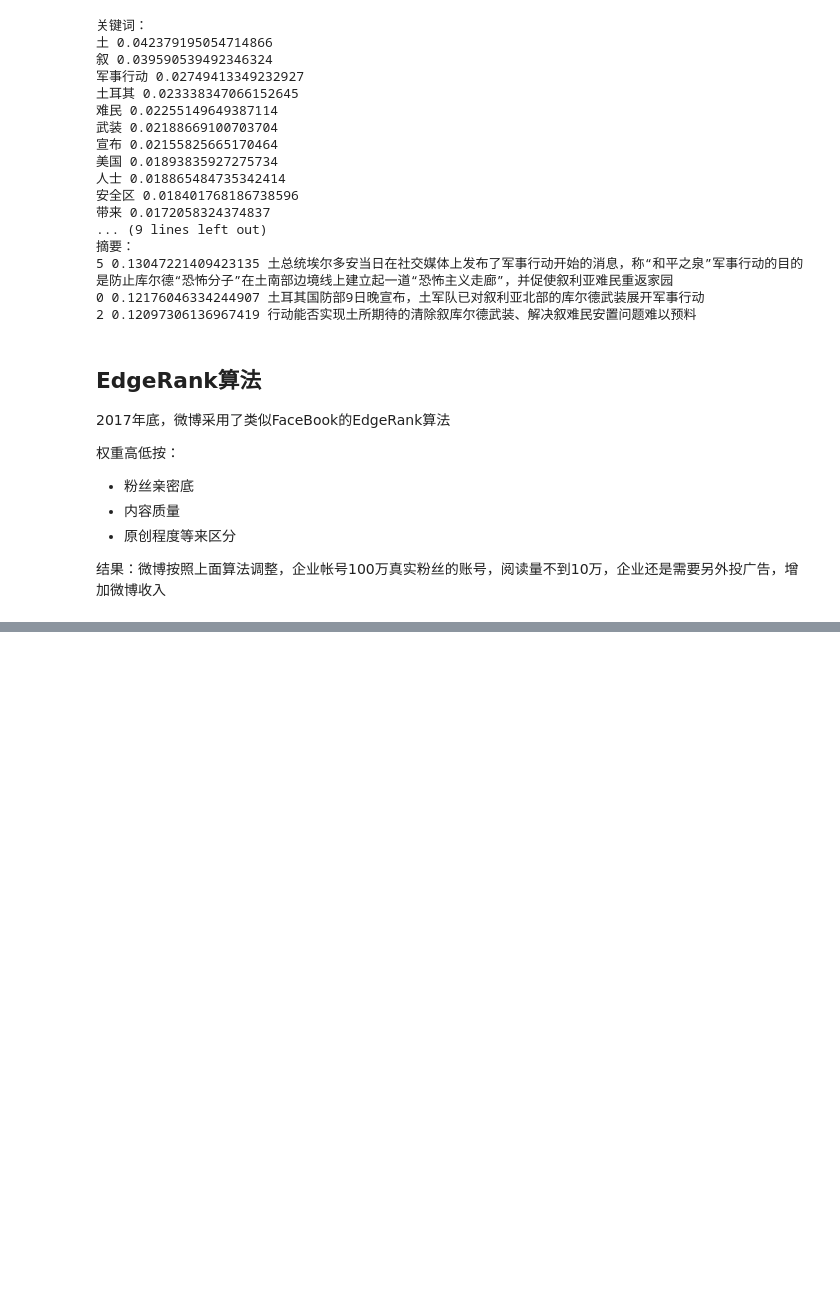
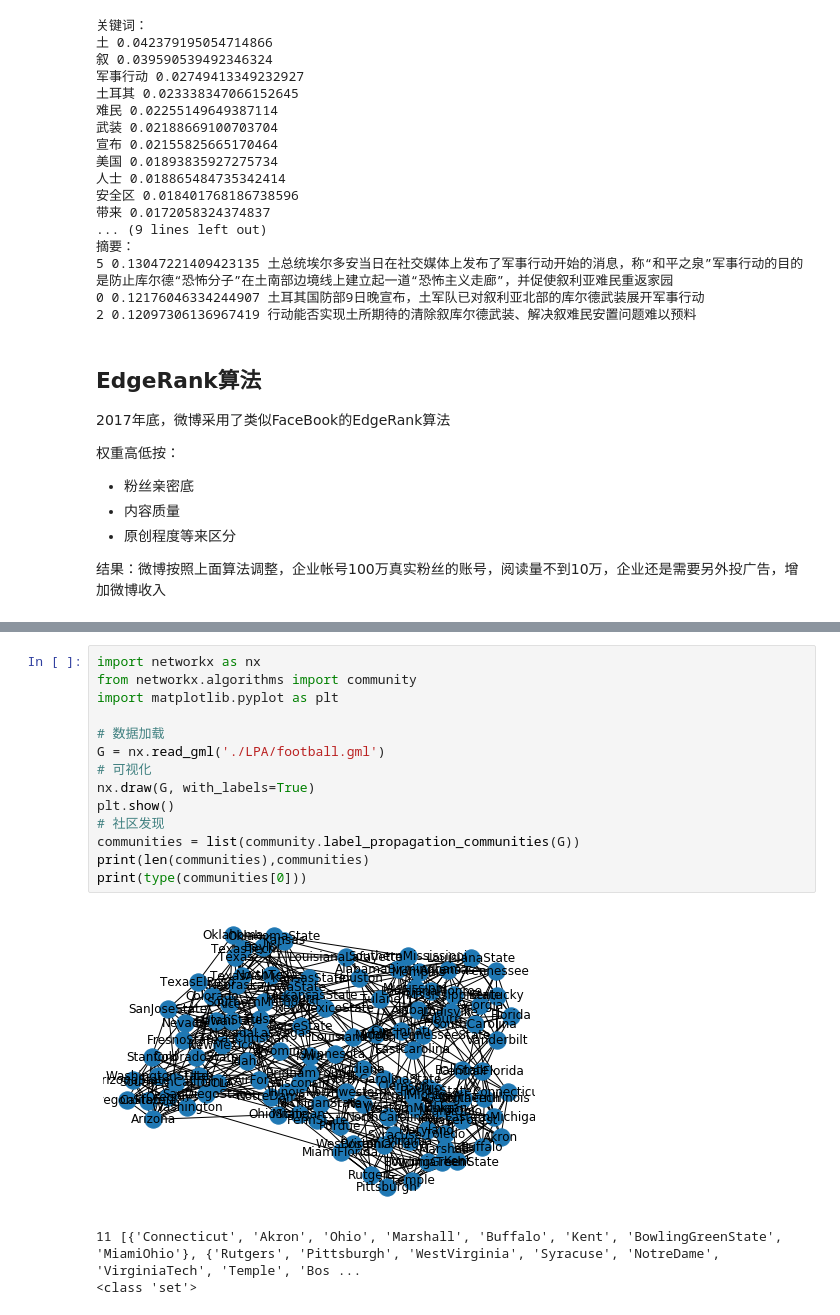
Before and after one commit to liaoyb/RS, a Jupyter notebook: Chapter 1/Quarter4 PageRank, 图论与推荐系统/PageRank, 图论与推荐系统.ipynb, the cells around one changed output, grey strips where cells are left out. Cells and saved outputs as stored; diff of their text form; blank space fills up the shorter version.

```diff
--- a/Chapter 1/Quarter4 PageRank, 图论与推荐系统/PageRank, 图论与推荐系统.ipynb
+++ b/Chapter 1/Quarter4 PageRank, 图论与推荐系统/PageRank, 图论与推荐系统.ipynb
@@ -555,0 +656,18 @@ for item in tr4s.get_key_sentences(num=3):
+# %%
+import networkx as nx
+from networkx.algorithms import community
+import matplotlib.pyplot as plt
+
+# 数据加载
+G = nx.read_gml('./LPA/football.gml')
+# 可视化
+nx.draw(G, with_labels=True)
+plt.show()
+# 社区发现
+communities = list(community.label_propagation_communities(G))
+print(len(communities),communities)
+print(type(communities[0]))
+# %% [output]
+[figure, added]
+11 [{'Connecticut', 'Akron', 'Ohio', 'Marshall', 'Buffalo', 'Kent', 'BowlingGreenState', 'MiamiOhio'}, {'Rutgers', 'Pittsburgh', 'WestVirginia', 'Syracuse', 'NotreDame', 'VirginiaTech', 'Temple', 'Bos ...
+<class 'set'>
```
Also changed, not shown: parts of 6 cells of this notebook, 10 other files.
